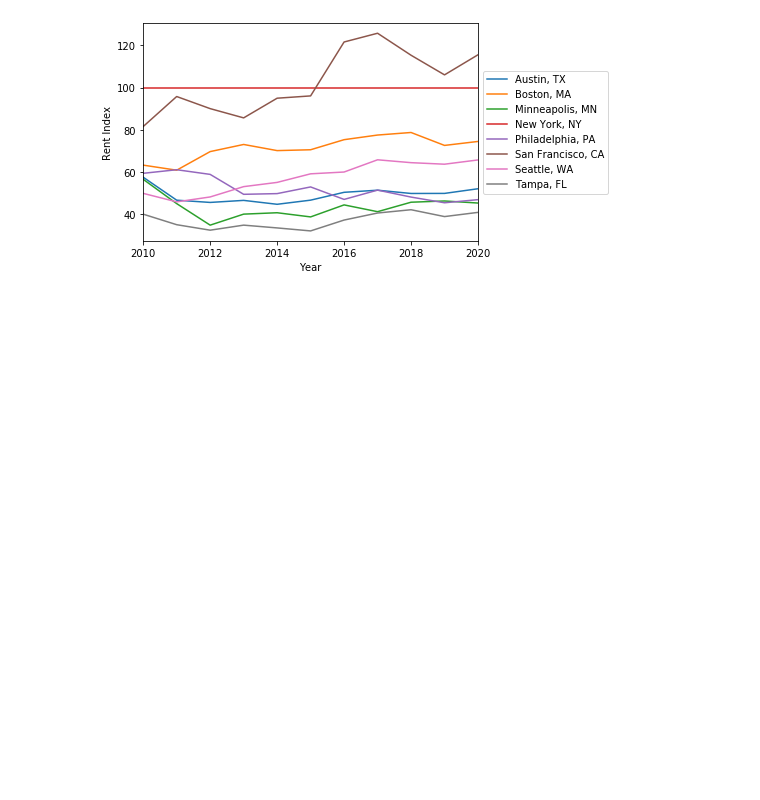
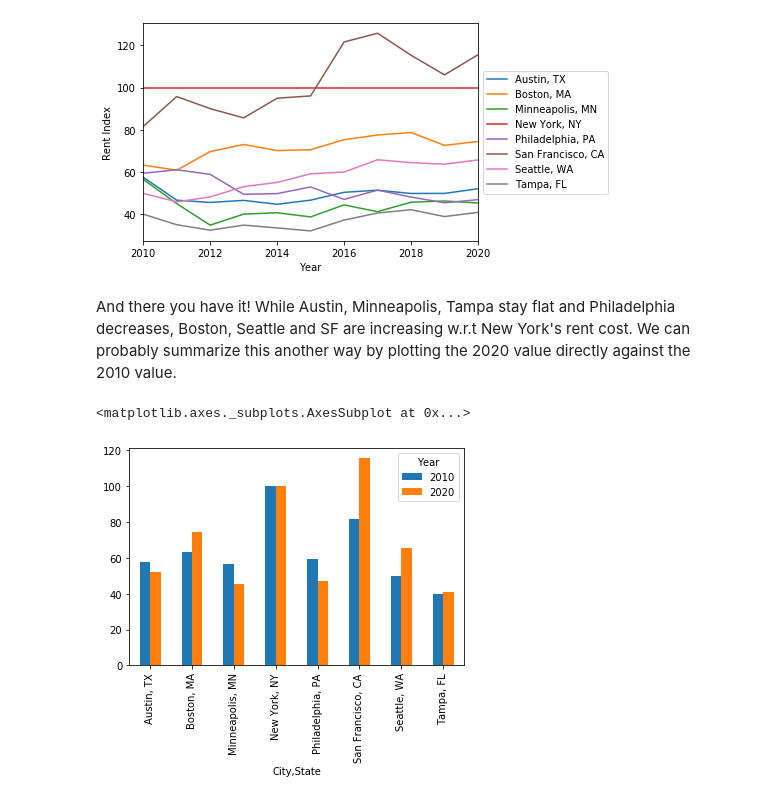
Before and after one commit to mfpole/Cost-of-Living-Index-Analysis-over-2010-2019, a Jupyter notebook: Cost_of_Living_Index_Analysis_over_2010_2019.ipynb, the cells around one changed output. Saved outputs shown, nothing was run; the diff lists cells and outputs as text; code cells hidden in the pictures; blank space fills up the shorter version.

```diff
--- a/Cost_of_Living_Index_Analysis_over_2010_2019.ipynb
+++ b/Cost_of_Living_Index_Analysis_over_2010_2019.ipynb
@@ -322,3 +537,11 @@ plt.ylabel('Rent Index')
 # %% [output]
 Text(0, 0.5, 'Rent Index')
 [figure]
+# %% [markdown]
+And there you have it! While Austin, Minneapolis, Tampa stay flat and Philadelphia decreases, Boston, Seattle and SF are increasing w.r.t New York's rent cost. We can probably summarize this another way by plotting the 2020 value directly against the 2010 value.
+# %%
+ states2010vs2020 = cleanData4US.loc[cleanData4US['Year'].isin([2010,2020])].pivot(index='City,State', columns = 'Year', values = 'Rent Index')
+ states2010vs2020.plot(kind='bar')
+# %% [output]
+<matplotlib.axes._subplots.AxesSubplot at 0x...>
+[figure, added]
```
Also changed, not shown: parts of 57 cells of this notebook.
